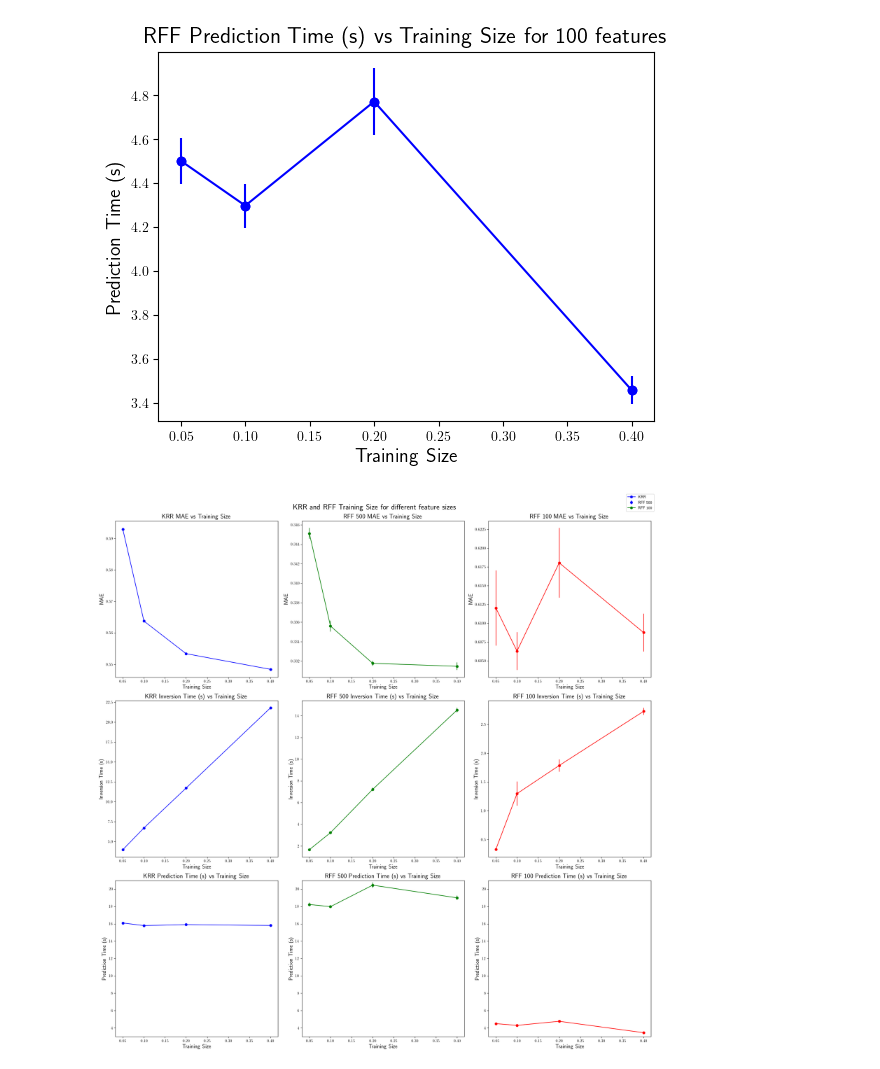
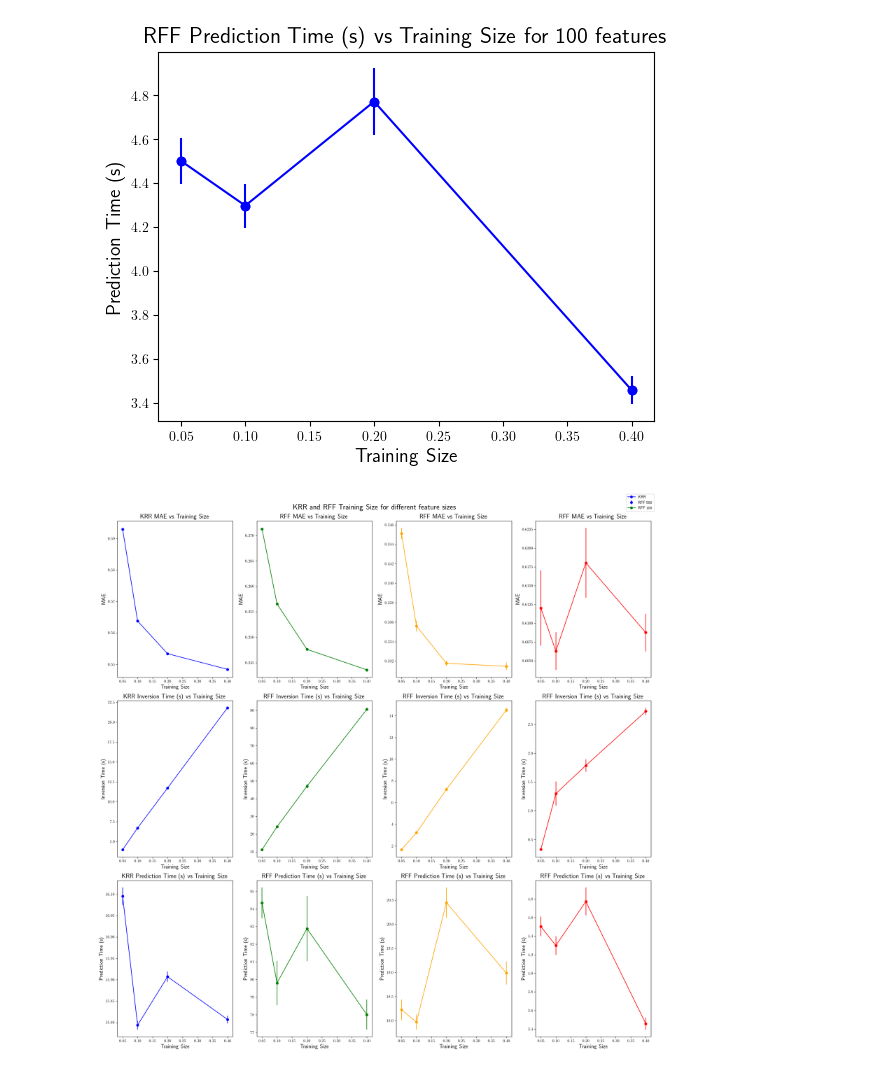
Before and after one commit to gunmin0826/CSC2515_NCSI, a Jupyter notebook: Kernel/qm9_plot.ipynb, the cells around one changed output. Drawn from its saved outputs; the diff is of its cells as text; code cells hidden in the pictures.

Commit message:
Condensed Plots

```diff
--- a/Kernel/qm9_plot.ipynb
+++ b/Kernel/qm9_plot.ipynb
@@ -75,58 +75,67 @@ for key in richard_data_keys:
 # %%
 # Combine all 3 dataset plots onto one giant subplot
 plt.rc('text', usetex=True)
-fig, axs = plt.subplots(3, 3, figsize=(20, 20))
+fig, axs = plt.subplots(3, 4, figsize=(20, 20))
 x_axis = [0.05, 0.1, 0.2, 0.4]
 y_label_dict = {'maes': 'MAE', 'inversion_time': 'Inversion Time (s)', 'prediction_time': 'Prediction Time (s)', 'time_to_invert': 'Inversion Time (s)', 'time_to_predict': 'Prediction Time (s)'}
 
+data_2000 = np.load('time_diff/RFF_n2000.npz')
 data_1000 = np.load('dataset/qm9_1000_rff.npz')
 data_500 = np.load('time_diff/RFF_n500.npz')
 data_100 = np.load('time_diff/RFF_n100.npz')
 
+data_2000_keys = list(data_2000.keys())
 data_1000_keys = list(data_1000.keys())
 data_500_keys = list(data_500.keys())
 data_100_keys = list(data_100.keys())
 
 for i, key in enumerate(data_1000_keys):
     summed = np.sum(data_1000[key], axis=0)
     stddev = np.std(data_1000[key], axis=0, ddof=0)
     axs[i, 0].plot(x_axis, summed, marker='o', color='b')
     axs[i, 0].errorbar(x_axis, summed, yerr=stddev, color='b', fmt='o')
     axs[i, 0].set_ylabel(y_label_dict[key], fontsize=14)
     axs[i, 0].set_xlabel('Training Size', fontsize=14)
     axs[i, 0].set_title('KRR ' + y_label_dict[key] + ' vs Training Size', fontsize=16)
     # axs[1,0].legend(['KRR'], loc='upper right')
 
-for i, key in enumerate(data_500_keys):
-    summed = np.sum(data_500[key], axis=0)
-    stddev = np.std(data_500[key], axis=0, ddof=0)
+for i, key in enumerate(data_2000_keys):
+    summed = np.sum(data_2000[key], axis=0)
+    stddev = np.std(data_2000[key], axis=0, ddof=0)
     axs[i, 1].plot(x_axis, summed, marker='o', color='g')
     axs[i, 1].errorbar(x_axis, summed, yerr=stddev, color='g', fmt='o')
     axs[i, 1].set_ylabel(y_label_dict[key], fontsize=14)
     axs[i, 1].set_xlabel('Training Size', fontsize=14)
-    axs[i, 1].set_title('RFF 500 ' + y_label_dict[key] + ' vs Training Size', fontsize=16)
-    # axs[1,1].legend(['RFF 500'], loc='upper right')
+    axs[i, 1].set_title('RFF ' + y_label_dict[key] + ' vs Training Size', fontsize=16)
+    # axs[1,1].legend(['RFF 2000'], loc='upper right')
+
+for i, key in enumerate(data_500_keys):
+    summed = np.sum(data_500[key], axis=0)
+    stddev = np.std(data_500[key], axis=0, ddof=0)
+    axs[i, 2].plot(x_axis, summed, marker='o', color='orange')
+    axs[i, 2].errorbar(x_axis, summed, yerr=stddev, color='orange', fmt='o')
+    axs[i, 2].set_ylabel(y_label_dict[key], fontsize=14)
+    axs[i, 2].set_xlabel('Training Size', fontsize=14)
+    axs[i, 2].set_title('RFF ' + y_label_dict[key] + ' vs Training Size', fontsize=16)
+    # axs[1,2].legend(['RFF 500'], loc='upper right')
 
 for i, key in enumerate(data_100_keys):
     summed = np.sum(data_100[key], axis=0)
     stddev = np.std(data_100[key], axis=0, ddof=0)
-    axs[i, 2].plot(x_axis, summed, marker='o', color='r')
-    axs[i, 2].errorbar(x_axis, summed, yerr=stddev, color='r', fmt='o')
-    axs[i, 2].set_ylabel(y_label_dict[key], fontsize=14)
-    axs[i, 2].set_xlabel('Training Size', fontsize=14)
-    axs[i, 2].set_title('RFF 100 ' + y_label_dict[key] + ' vs Training Size', fontsize=16)
-    # axs[1,2].legend(['RFF 100'], loc='upper right')
+    axs[i, 3].plot(x_axis, summed, marker='o', color='r')
+    axs[i, 3].errorbar(x_axis, summed, yerr=stddev, color='r', fmt='o')
+    axs[i, 3].set_ylabel(y_label_dict[key], fontsize=14)
+    axs[i, 3].set_xlabel('Training Size', fontsize=14)
+    axs[i, 3].set_title('RFF ' + y_label_dict[key] + ' vs Training Size', fontsize=16)
+    # axs[1,3].legend(['RFF 100'], loc='upper right')
 
-axs[2,0].set_ylim([3, 21])
-axs[2,1].set_ylim([3, 21])
-axs[2,2].set_ylim([3, 21])
 # Figure title
 fig.suptitle('KRR and RFF Training Size for different feature sizes', fontsize=20)
 # Show figure legend
 fig.legend(['KRR', 'RFF 500', 'RFF 100'], loc='upper right')
 plt.tight_layout()
 plt.subplots_adjust(top=0.95)
 plt.savefig('KRR_RFF_training_size_vs_all.pdf')
 plt.show()
 # %% [output]
-[figure, old version]
+[figure, new version]
```
Also changed, not shown: parts of 1 cell of this notebook, 2 other files.
